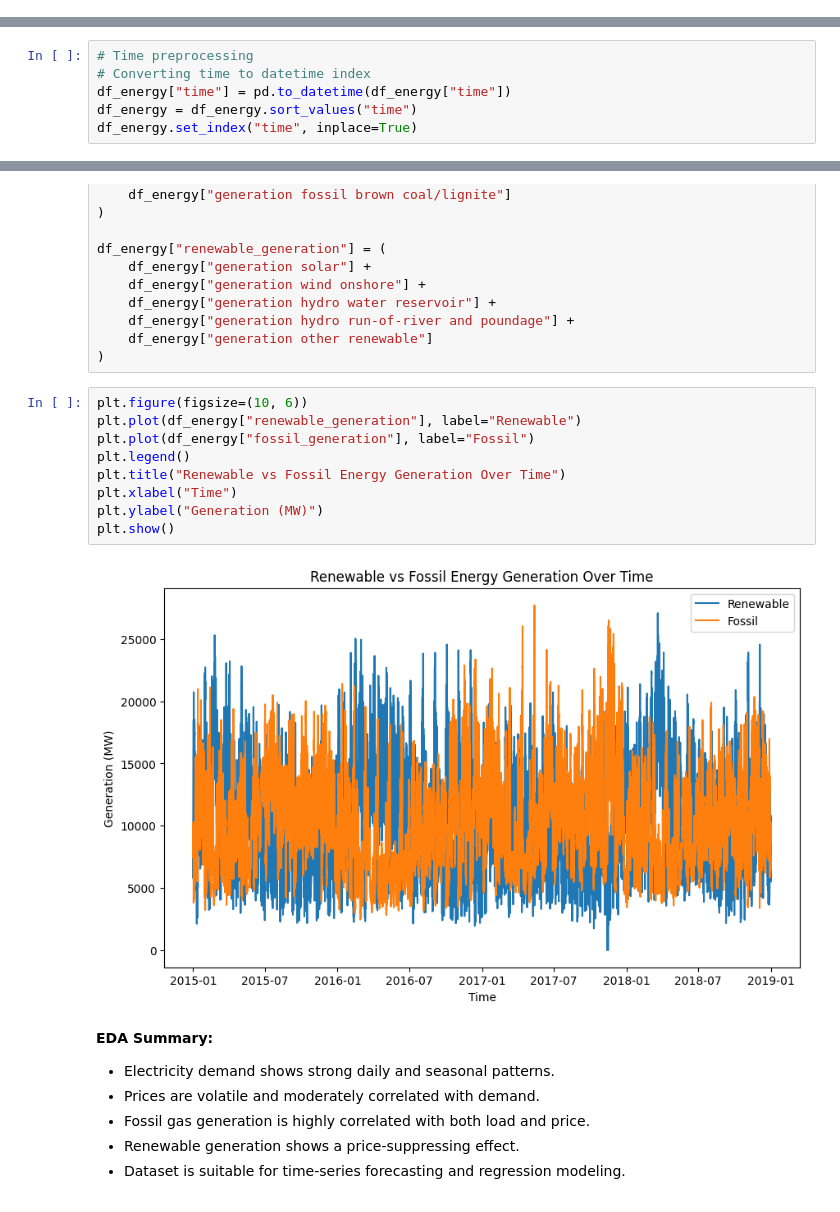
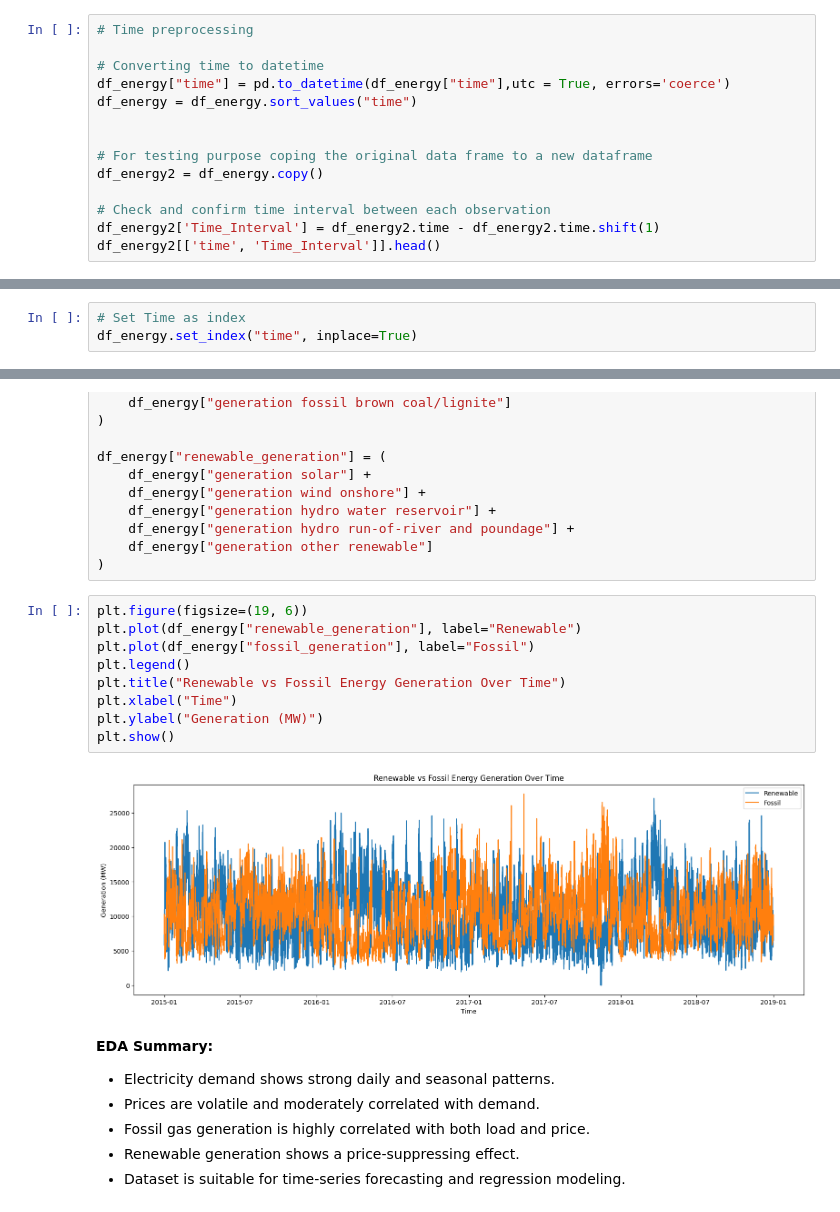
Before and after one commit to Nikitaahlawat1/portfolio, a Jupyter notebook: Energy Consumption/energyconsumption.ipynb, the cells around one changed output, grey strips where cells are left out. Cells and saved outputs as stored; diff of their text form.

```diff
--- a/Energy Consumption/energyconsumption.ipynb
+++ b/Energy Consumption/energyconsumption.ipynb
@@ -175,0 +193,14 @@ Duplicate columns: []
+# %%
+# Time preprocessing
+
+# Converting time to datetime
+df_energy["time"] = pd.to_datetime(df_energy["time"],utc = True, errors='coerce')
+df_energy = df_energy.sort_values("time")
+
+
+# For testing purpose coping the original data frame to a new dataframe
+df_energy2 = df_energy.copy()
+
+# Check and confirm time interval between each observation
+df_energy2['Time_Interval'] = df_energy2.time - df_energy2.time.shift(1)
+df_energy2[['time', 'Time_Interval']].head()
@@ -176,8 +214,5 @@ Duplicate columns: []
 # %%
-# Time preprocessing
-# Converting time to datetime index
-df_energy["time"] = pd.to_datetime(df_energy["time"])
-df_energy = df_energy.sort_values("time")
+# Set Time as index
 df_energy.set_index("time", inplace=True)
 # %%
 # Setting target variable
@@ -264,16 +299,16 @@ df_energy["renewable_generation"] = (
     df_energy["generation other renewable"]
 )
 # %%
-plt.figure(figsize=(10, 6))
+plt.figure(figsize=(19, 6))
 plt.plot(df_energy["renewable_generation"], label="Renewable")
 plt.plot(df_energy["fossil_generation"], label="Fossil")
 plt.legend()
 plt.title("Renewable vs Fossil Energy Generation Over Time")
 plt.xlabel("Time")
 plt.ylabel("Generation (MW)")
 plt.show()
 # %% [output]
-[figure, old version]
+[figure, new version]
 # %% [markdown]
 **EDA Summary:**
 - Electricity demand shows strong daily and seasonal patterns.
```
Also changed, not shown: parts of 37 cells of this notebook.
